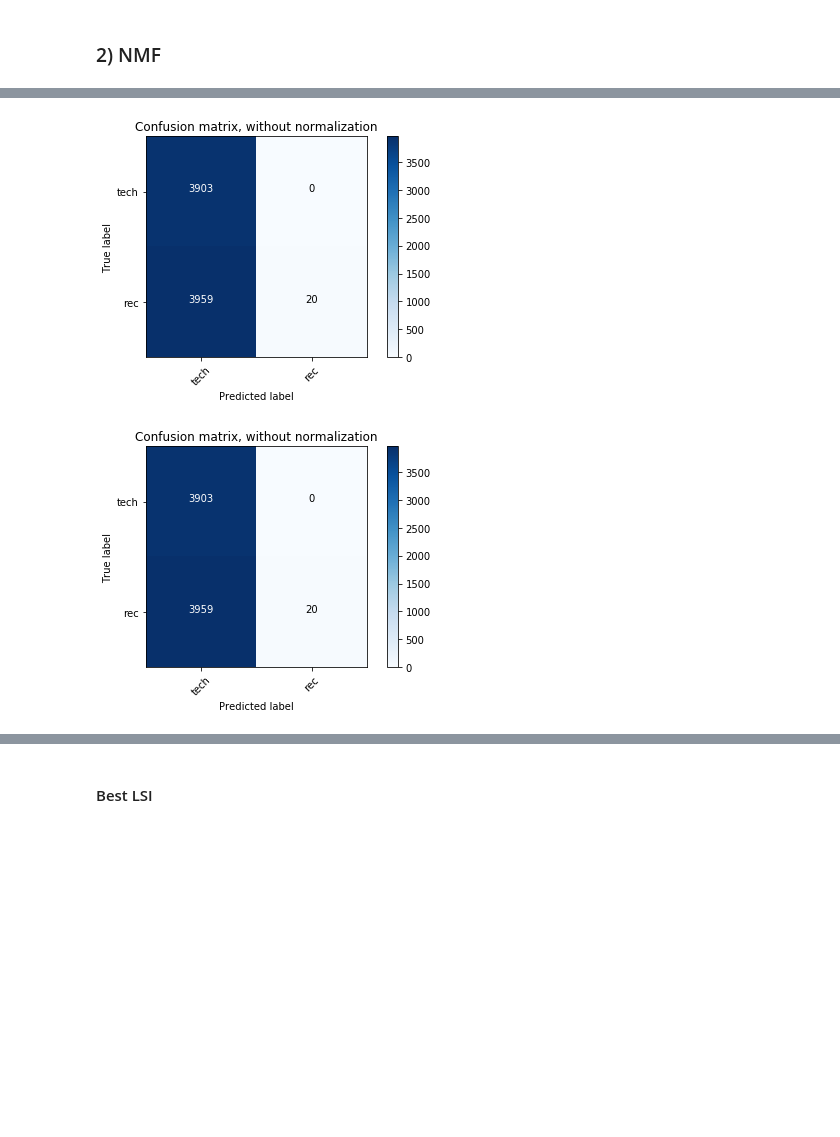
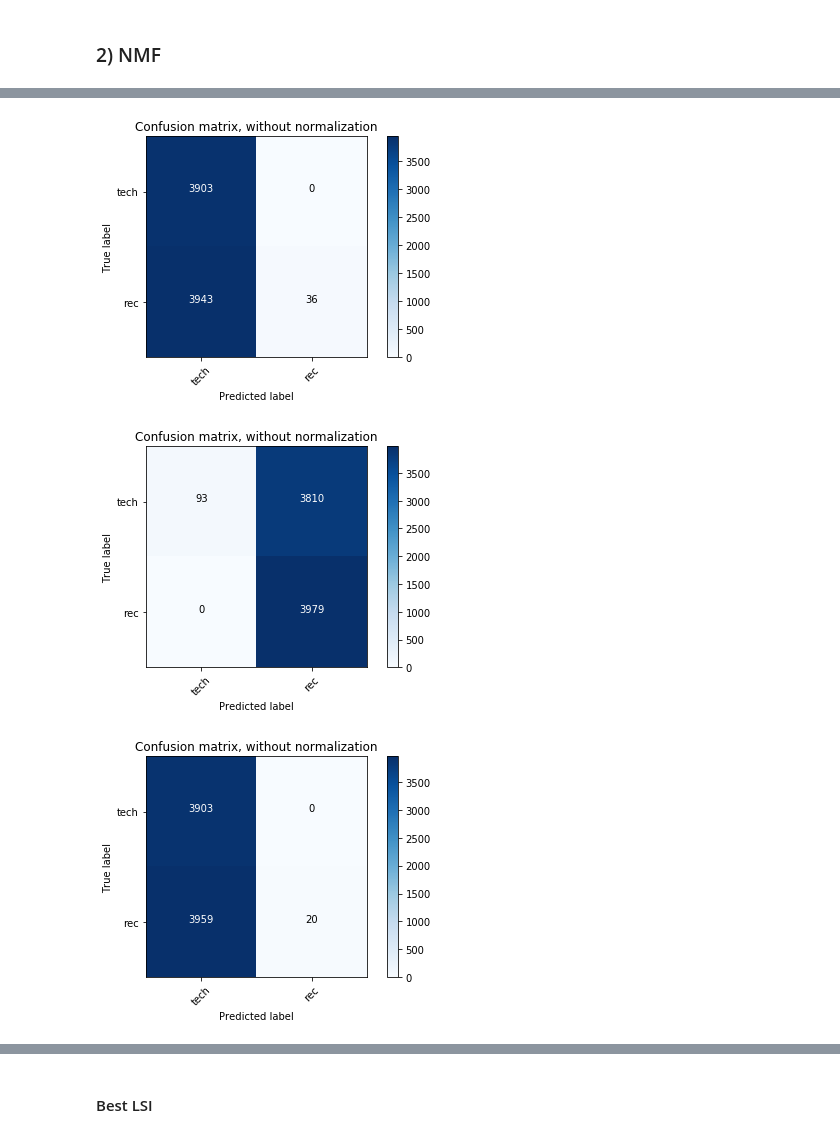
Before and after one commit to wppply/ECE219_projects, a Jupyter notebook: project_2/Project2.ipynb, the cells around one changed output, grey strips where cells are left out. Drawn from its saved outputs; the diff is of its cells as text; code cells hidden in the pictures; blank space fills up the shorter version.

```diff
--- a/project_2/Project2.ipynb
+++ b/project_2/Project2.ipynb
@@ -137,7 +138,7 @@ Text(0,0.5,'variance')
 # %% [markdown]
 ### 2) LSI
 # %%
-rs = [1,2,3,4,10,50,100,300]
+rs = [1,2,3,5,10,20,50,100,300]
 # %%
 
 scores_LSI = []
@@ -146,7 +147,7 @@ t0 = time()
 
 for r in range(1,301):
     X_truncated = X_LSI[:,:r]
-    km_truncated = KMeans(n_clusters=2, init='k-means++',max_iter=100,random_state=42, n_init=30)
+    km_truncated = KMeans(n_clusters=2, init='k-means++',max_iter=100,random_state=42, n_init=50)
     km_truncated.fit(X_truncated)
 
     labels = dataset.target
@@ -210,10 +212,12 @@ X_NMF = nmf.fit_transform(X_tfidf)
 pickle.dump(X_NMF, open("X_NMF.dat", "wb"), True)
 # %%
 scores_NMF = []
-for r in range(1,301):
+for r in rs:
 #     np.random.seed(10)
+    nmf = NMF(n_components=r, init='random', random_state=42)
+    X_NMF = nmf.fit_transform(X_tfidf)
     X_truncated = X_NMF[:,:r]
-    km_truncated = KMeans(n_clusters=2, init='k-means++',random_state=42, n_init=30)
+    km_truncated = KMeans(n_clusters=2, init='k-means++',random_state=42, n_init=50)
 #     t0 = time()
     km_truncated.fit(X_truncated)
 #     print("done in %0.3fs" % (time() - t0))
@@ -257,4 +261,5 @@ mutual_info_score: 0.002
 [figure]
-[figure, old version]
+[figure, new version]
+[figure, added]
 # %%
 # save to local
```
Also changed, not shown: parts of 7 cells of this notebook, 5 other files.
